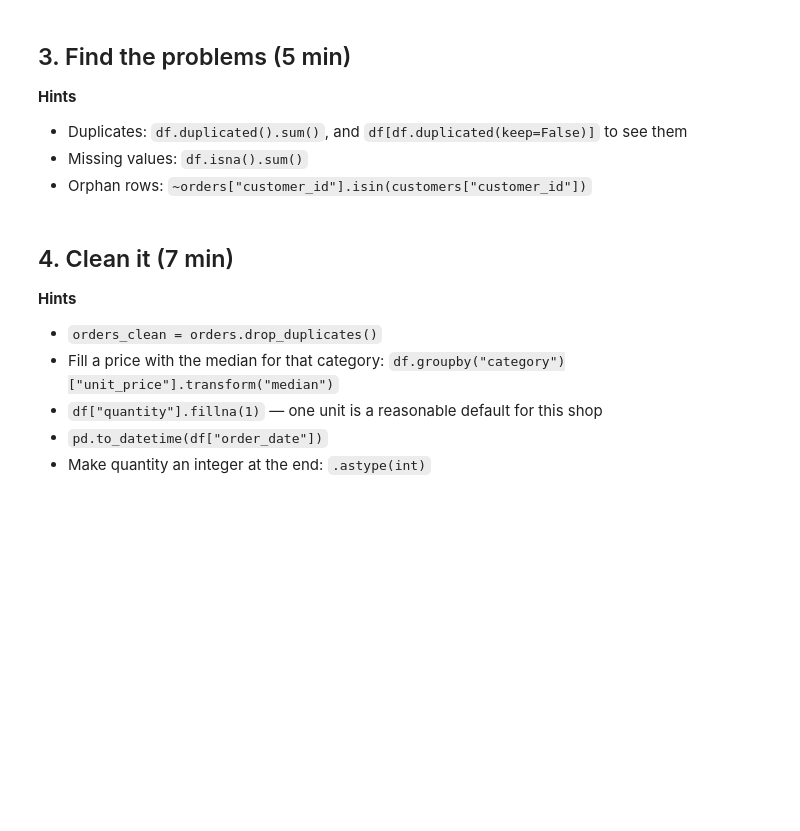
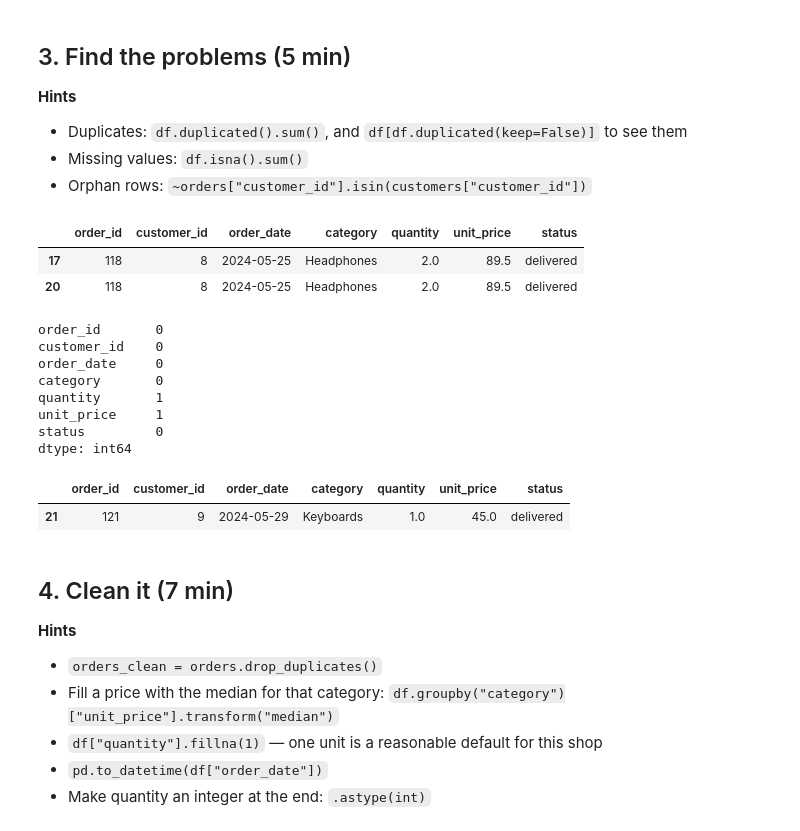
Before and after one commit to ddavidestebann/my-first-git-project, a Jupyter notebook: Week 3/AML3303_Week3_InClass_Lab.ipynb, the cells around one changed output. Cells and saved outputs as stored; diff of their text form; code cells hidden in the pictures; blank space fills up the shorter version.

```diff
--- a/Week 3/AML3303_Week3_InClass_Lab.ipynb
+++ b/Week 3/AML3303_Week3_InClass_Lab.ipynb
@@ -91,11 +152,42 @@ revenue_raw
 # %%
 # TODO: 1. how many fully duplicated rows are there? Show them.
 
+df = orders
+df.duplicated().sum()
+duplications = df[df.duplicated(keep=False)]
+display(duplications)
+# df
 
 # TODO: 2. how many missing values in each column?
-
+print(df.isna().sum())
 
 # TODO: 3. which orders belong to a customer who is NOT in the customers table?
+orders_not_in_customers = orders.merge(
+    customers[["customer_id"]].drop_duplicates(),
+    on="customer_id",
+    how="left",
+    indicator=True
+)
+
+orders_not_in_customers = orders_not_in_customers[
+    orders_not_in_customers["_merge"] == "left_only"
+].drop(columns="_merge")
+
+orders_not_in_customers
+# %% [output]
+|  | order_id | customer_id | order_date | category | quantity | unit_price | status |
+| 17 | 118 | 8 | 2024-05-25 | Headphones | 2.0 | 89.5 | delivered |
+| 20 | 118 | 8 | 2024-05-25 | Headphones | 2.0 | 89.5 | delivered |
+order_id       0
+customer_id    0
+order_date     0
+category       0
+quantity       1
+unit_price     1
+status         0
+dtype: int64
+|  | order_id | customer_id | order_date | category | quantity | unit_price | status |
+| 21 | 121 | 9 | 2024-05-29 | Keyboards | 1.0 | 45.0 | delivered |
 # %% [markdown]
 ## 4. Clean it (7 min)
 
```
Also changed, not shown: parts of 11 cells of this notebook.
